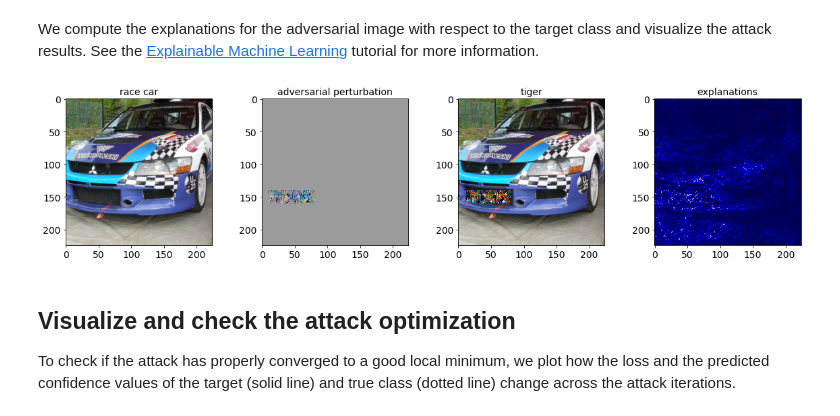
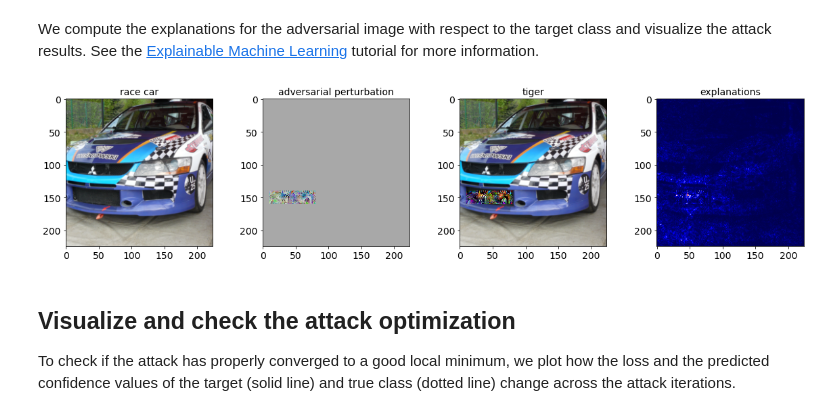
Before and after one commit to pralab/secml, a Jupyter notebook: tutorials/11-ImageNet_advanced.ipynb, the cells around one changed output. Saved outputs shown, nothing was run; the diff lists cells and outputs as text; code cells hidden in the pictures.

```diff
--- a/tutorials/11-ImageNet_advanced.ipynb
+++ b/tutorials/11-ImageNet_advanced.ipynb
@@ -235,7 +243,7 @@ target class and visualize the attack results. See the [Explainable Machine Lear
 # %%
 # compute the explanations w.r.t. the target class
 explainer = CExplainerIntegratedGradients(clf)
-expl = explainer.explain(adv_img, y=target_idx, m=500)
+expl = explainer.explain(adv_img, y=target_idx, m=750)
 
 fig = CFigure(height=4, width=20, fontsize=14)
 
@@ -246,34 +254,34 @@ fig = plot_img(fig, img, label=pred_label)
 # compute the adversarial perturbation
 adv_noise =  adv_img - img
 
 # normalize perturbation for visualization
 diff_img = img - adv_img
 diff_img -= diff_img.min()
 diff_img /= diff_img.max()
 
 # plot the adversarial perturbation
 fig.subplot(1, 4, 2)
 fig = plot_img(fig, diff_img, label='adversarial perturbation')
 
 fig.subplot(1, 4, 3)
 # plot the adversarial image
 fig = plot_img(fig, adv_img, label=adv_pred_label)
 
 fig.subplot(1, 4, 4)
 
 expl = np.transpose(expl.tondarray().reshape((3, 224, 224)), (1, 2, 0))
 r = np.fabs(expl[:, :, 0])
 g = np.fabs(expl[:, :, 1])
 b = np.fabs(expl[:, :, 2])
 
 # Calculate the maximum error for each pixel
 expl = np.maximum(np.maximum(r, g), b)
 fig.sp.title('explanations')
 fig.sp.imshow(expl, cmap='seismic')
 
 fig.show()
 # %% [output]
-[figure, old version]
+[figure, new version]
 # %% [markdown]
 ## Visualize and check the attack optimization
 
```
Also changed, not shown: parts of 5 cells of this notebook, 13 other files.
